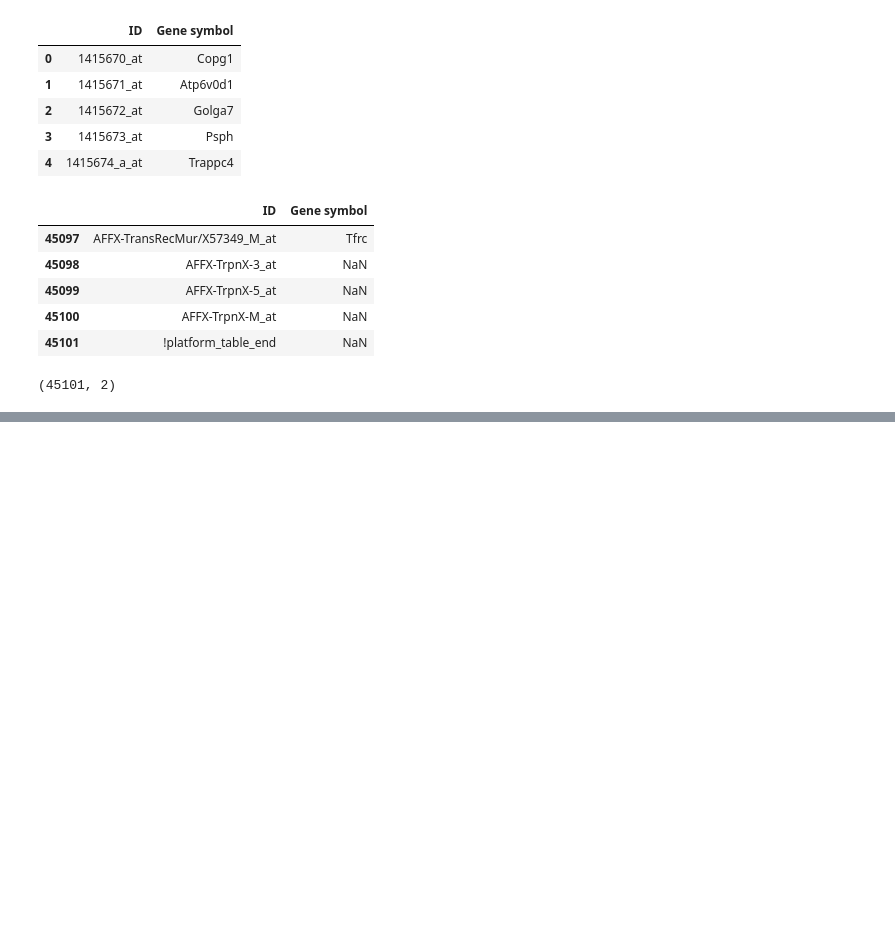
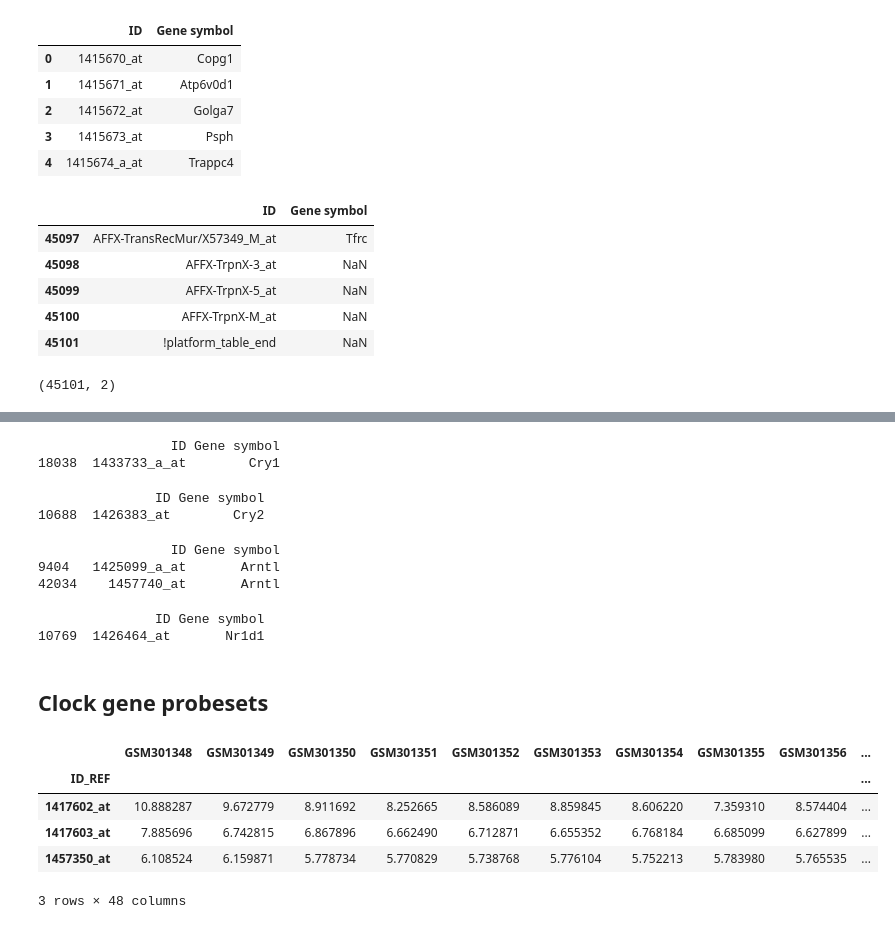
Before and after one commit to Sezemr/Circadian-Rhythm-Detection-, a Jupyter notebook: 01_setup_and_data.ipynb, the cells around one changed output, grey strips where cells are left out. Saved outputs shown, nothing was run; the diff lists cells and outputs as text; code cells hidden in the pictures; blank space fills up the shorter version.

```diff
--- a/01_setup_and_data.ipynb
+++ b/01_setup_and_data.ipynb
@@ -121,0 +136,36 @@ annot.shape
+# %%
+cry1 = annot[annot["Gene symbol"] == "cry1"]
+print(cry1)
+# %% [output]
+                 ID Gene symbol
+18038  1433733_a_at        Cry1
+# %%
+cry2 = annot[annot["Gene symbol"] == "cry2"]
+print (cry2)
+# %% [output]
+               ID Gene symbol
+10688  1426383_at        Cry2
+# %%
+bmal1 = annot[annot["Gene symbol"] == "Arntl"]
+print (bmal1)
+# %% [output]
+                 ID Gene symbol
+9404   1425099_a_at       Arntl
+42034    1457740_at       Arntl
+# %%
+nr1d1 = annot[annot["Gene symbol"] == "nr1d1"]
+print (nr1d1)
+# %% [output]
+               ID Gene symbol
+10769  1426464_at       Nr1d1
+# %% [markdown]
+## Clock gene probesets
+# %%
+expr_log.loc[["1417602_at", "1417603_at", "1457350_at"]]
+# %% [output]
+|  | GSM301348 | GSM301349 | GSM301350 | GSM301351 | GSM301352 | GSM301353 | GSM301354 | GSM301355 | GSM301356 | ... |
+| ID_REF |  |  |  |  |  |  |  |  |  | ... |
+| 1417602_at | 10.888287 | 9.672779 | 8.911692 | 8.252665 | 8.586089 | 8.859845 | 8.606220 | 7.359310 | 8.574404 | ... |
+| 1417603_at | 7.885696 | 6.742815 | 6.867896 | 6.662490 | 6.712871 | 6.655352 | 6.768184 | 6.685099 | 6.627899 | ... |
+| 1457350_at | 6.108524 | 6.159871 | 5.778734 | 5.770829 | 5.738768 | 5.776104 | 5.752213 | 5.783980 | 5.765535 | ... |
+3 rows × 48 columns
```
Also changed, not shown: parts of 5 cells of this notebook.
